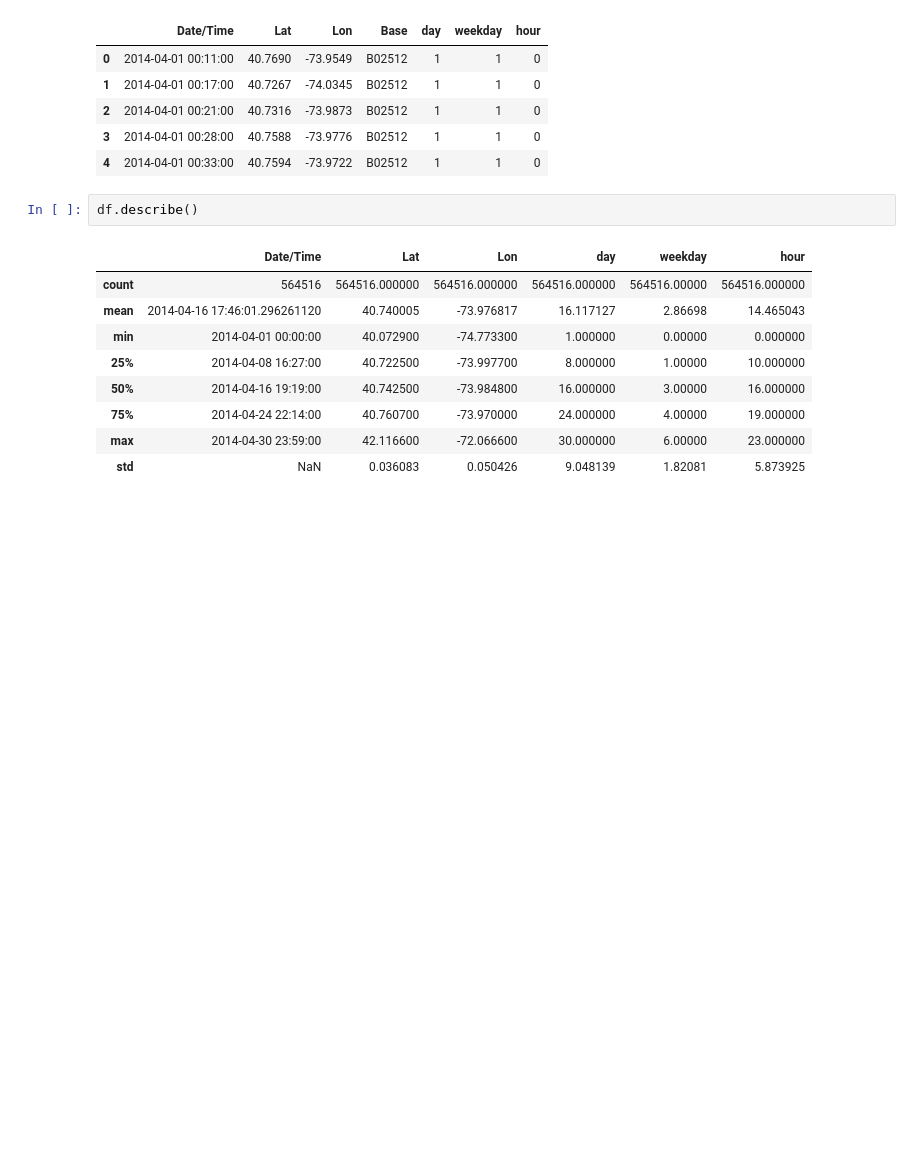
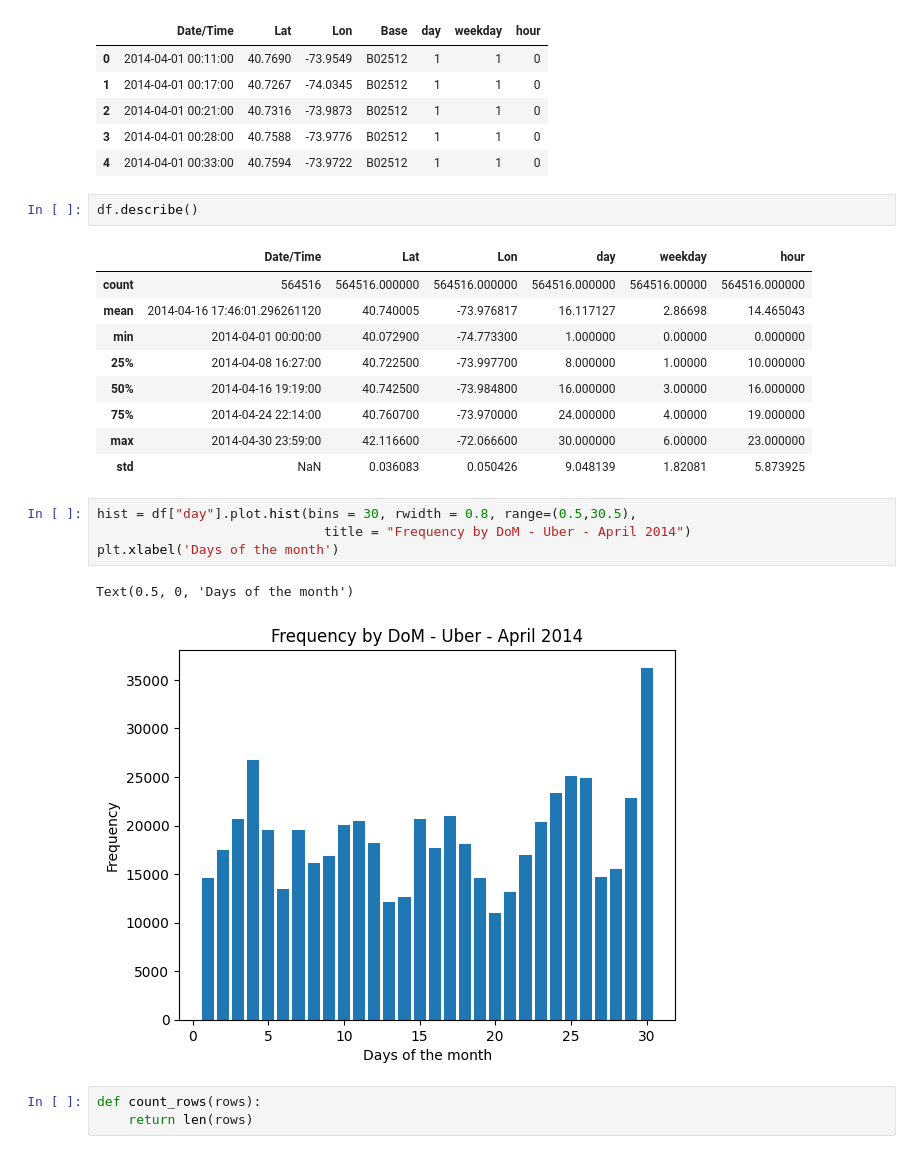
Before and after one commit to bonivalyvan/Uber-2024, a Jupyter notebook: Main.ipynb, the cells around one changed output. Saved outputs shown, nothing was run; the diff lists cells and outputs as text; blank space fills up the shorter version.

Commit message:
plotting ok

```diff
--- a/Main.ipynb
+++ b/Main.ipynb
@@ -120,3 +120,13 @@ df.describe()
 | 75% | 2014-04-24 22:14:00 | 40.760700 | -73.970000 | 24.000000 | 4.00000 | 19.000000 |
 | max | 2014-04-30 23:59:00 | 42.116600 | -72.066600 | 30.000000 | 6.00000 | 23.000000 |
 | std | NaN | 0.036083 | 0.050426 | 9.048139 | 1.82081 | 5.873925 |
+# %%
+hist = df["day"].plot.hist(bins = 30, rwidth = 0.8, range=(0.5,30.5),
+                             title = "Frequency by DoM - Uber - April 2014")
+plt.xlabel('Days of the month')
+# %% [output]
+Text(0.5, 0, 'Days of the month')
+[figure, added]
+# %%
+def count_rows(rows):
+    return len(rows)
```
Also changed, not shown: parts of 17 cells of this notebook.
